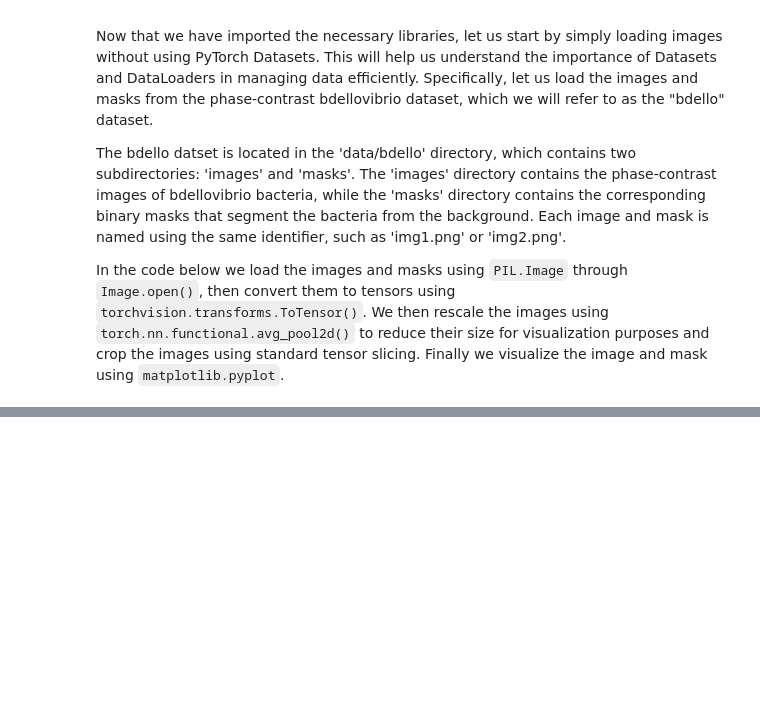
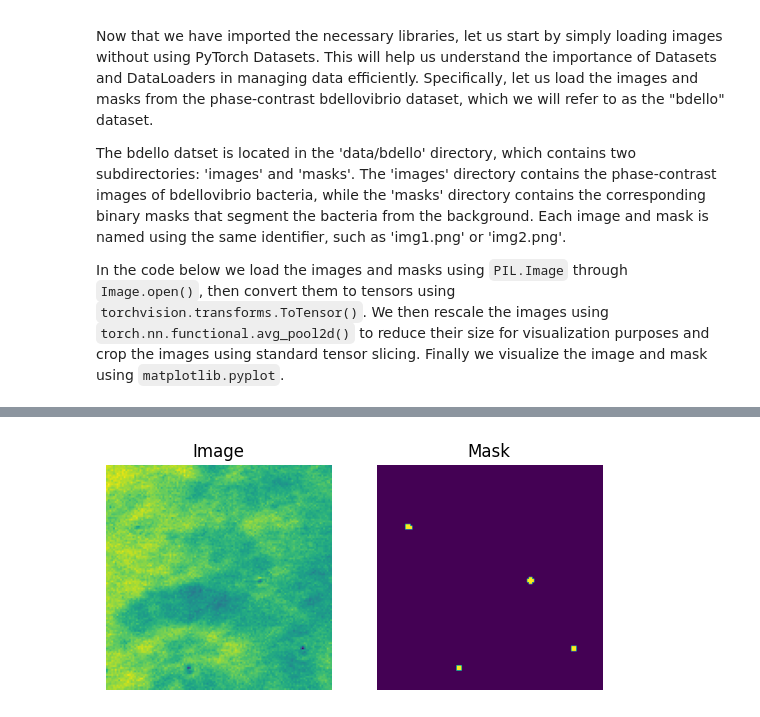
Before and after one commit to LabPresse/BioModelComparison, a Jupyter notebook: tutorials/datasets.ipynb, the cells around one changed output, grey strips where cells are left out. Drawn from its saved outputs; the diff is of its cells as text; code cells hidden in the pictures; blank space fills up the shorter version.

```diff
--- a/tutorials/datasets.ipynb
+++ b/tutorials/datasets.ipynb
@@ -113,0 +259,86 @@ Second example: 1
+# %%
+
+# Create a Bdellobibrio datset class
+class BdelloDataset(Dataset):
+    def __init__(self, crop=None, scale=1):
+        super(BdelloDataset, self).__init__()
+
+        # Set up attributes
+        self.crop = crop
+        self.scale = scale
+        self.base_shape = (1024, 1024)
+
+        # Calculate constants
+        if crop is None:
+            self.crops_per_image = 1
+        else:
+            self.crops_per_image = (
+                (self.base_shape[0] // scale // crop[0])
+                * (self.base_shape[1] // scale // crop[1])
+            )
+
+        # Set up root directory
+        self.root = os.path.join(
+            os.path.dirname(os.getcwd()),  # This base directory will be different in the notebook
+            'data',
+            'bdello'
+        )
+
+        # Get files
+        self.files = os.listdir(os.path.join(self.root, 'images'))
+        self.files = [f for f in self.files if f.endswith('.png')]
+
+    def __len__(self):
+        return len(self.files) * self.crops_per_image
+
+    def __getitem__(self, idx):
+
+        # Get file ID and crop ID
+        file_id = idx // self.crops_per_image
+        crop_id = idx % self.crops_per_image
+
+        # Get image amd mask
+        file = self.files[file_id]
+        image = Image.open(os.path.join(self.root, 'images', file))
+        image = transforms.ToTensor()(image)
+        mask = Image.open(os.path.join(self.root, 'masks', file))
+        mask = transforms.ToTensor()(mask)
+
+        # Scale
+        scale = self.scale
+        image = torch.nn.functional.avg_pool2d(image, scale)
+        mask = torch.nn.functional.avg_pool2d(mask, scale)
+
+        # Configure mask
+        mask = mask[0, :, :] > 0
+        mask = mask.long()
+
+        # Crop
+        crop = self.crop
+        img_shape = image.shape[1:]
+        if crop is not None:
+            row = crop_id // (img_shape[1] // crop[1])
+            col = crop_id % (img_shape[1] // crop[1])
+            image = image[:, row*crop[0]:(row+1)*crop[0], col*crop[1]:(col+1)*crop[1]]
+            mask = mask[row*crop[0]:(row+1)*crop[0], col*crop[1]:(col+1)*crop[1]]
+
+        # Return
+        return image, mask
+
+# Create a dataset object
+dataset = BdelloDataset(crop=(128, 128), scale=4)
+
+# Get item
+img, mask = dataset[0]
+
+# Show first image and mask
+fig, ax = plt.subplots(1, 2)
+ax[0].imshow(img.numpy().transpose(1, 2, 0))  # Transpose the image tensor to (H, W, C)
+ax[0].set_title('Image')
+ax[0].axis('off')
+ax[1].imshow(mask.numpy())  # The mask is a single channel tensor
+ax[1].set_title('Mask')
+ax[1].axis('off')
+plt.show()
+# %% [output]
+[figure, added]
```
Also changed, not shown: parts of 12 cells of this notebook.
